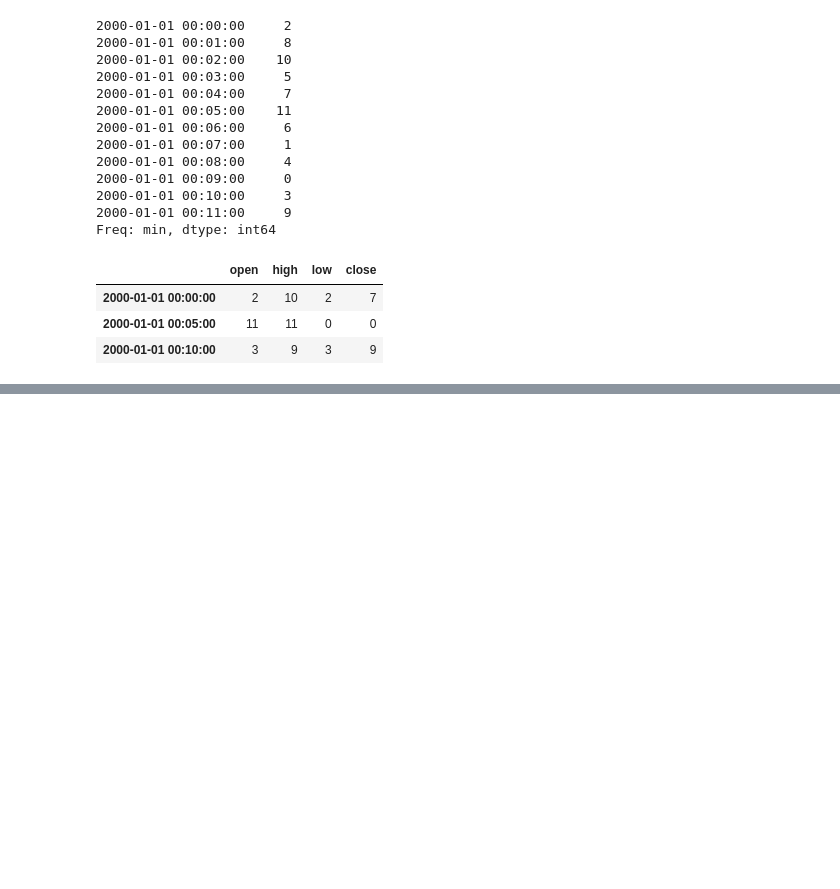
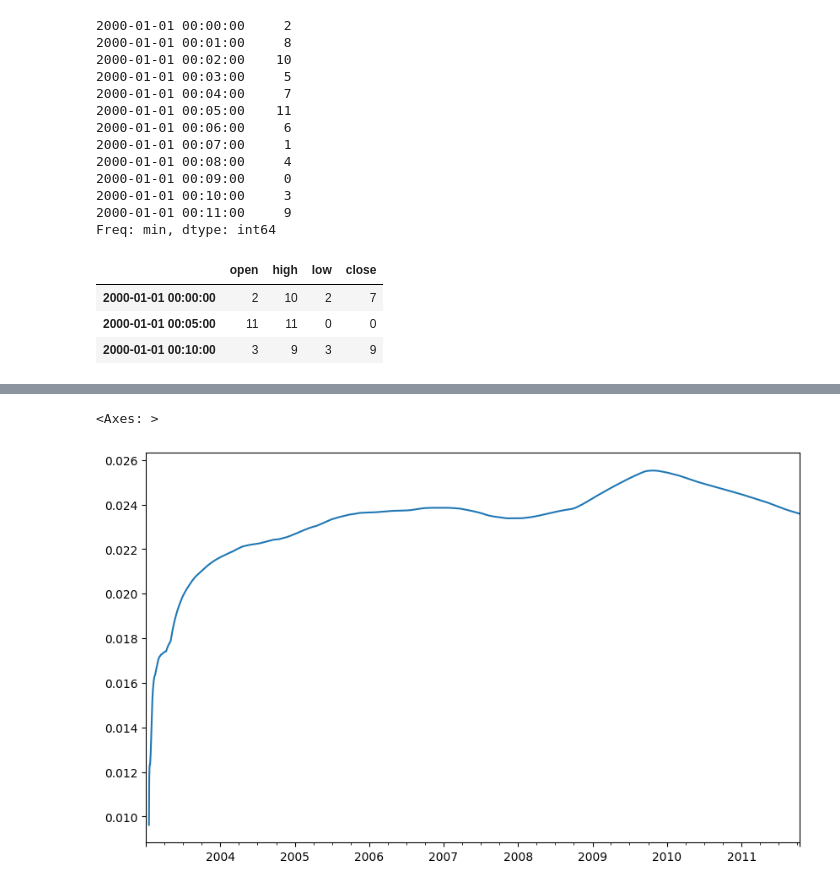
Before and after one commit to yigangzhang/pydata-book, a Jupyter notebook: ch11.ipynb, the cells around one changed output, grey strips where cells are left out. Drawn from its saved outputs; the diff is of its cells as text; code cells hidden in the pictures; blank space fills up the shorter version.

```diff
--- a/ch11.ipynb
+++ b/ch11.ipynb
@@ -1385,2 +1610,7 @@ std250.plot()
 # %%
+plt.figure()
 expanding_mean = std250.expanding().mean()
+expanding_mean.plot()
+# %% [output]
+<Axes: >
+[figure, added]
```
Also changed, not shown: parts of 39 cells of this notebook.
